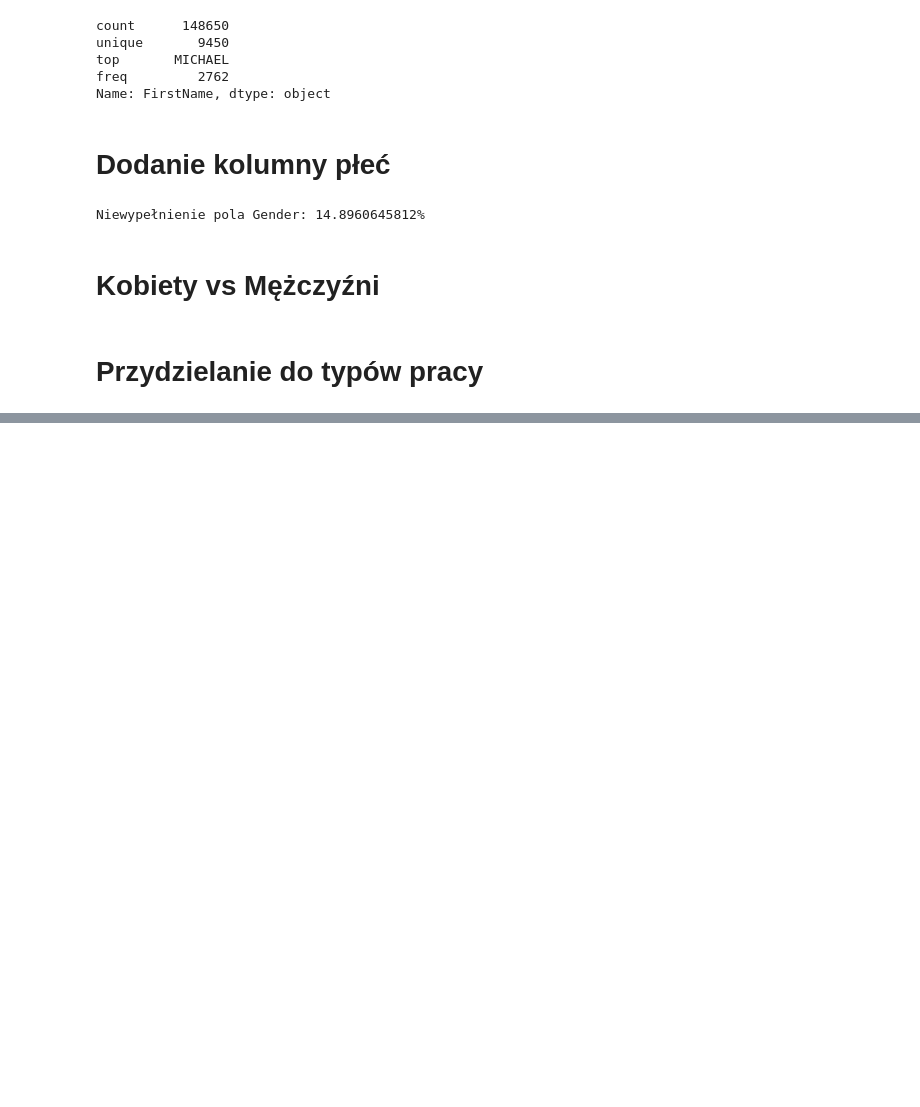
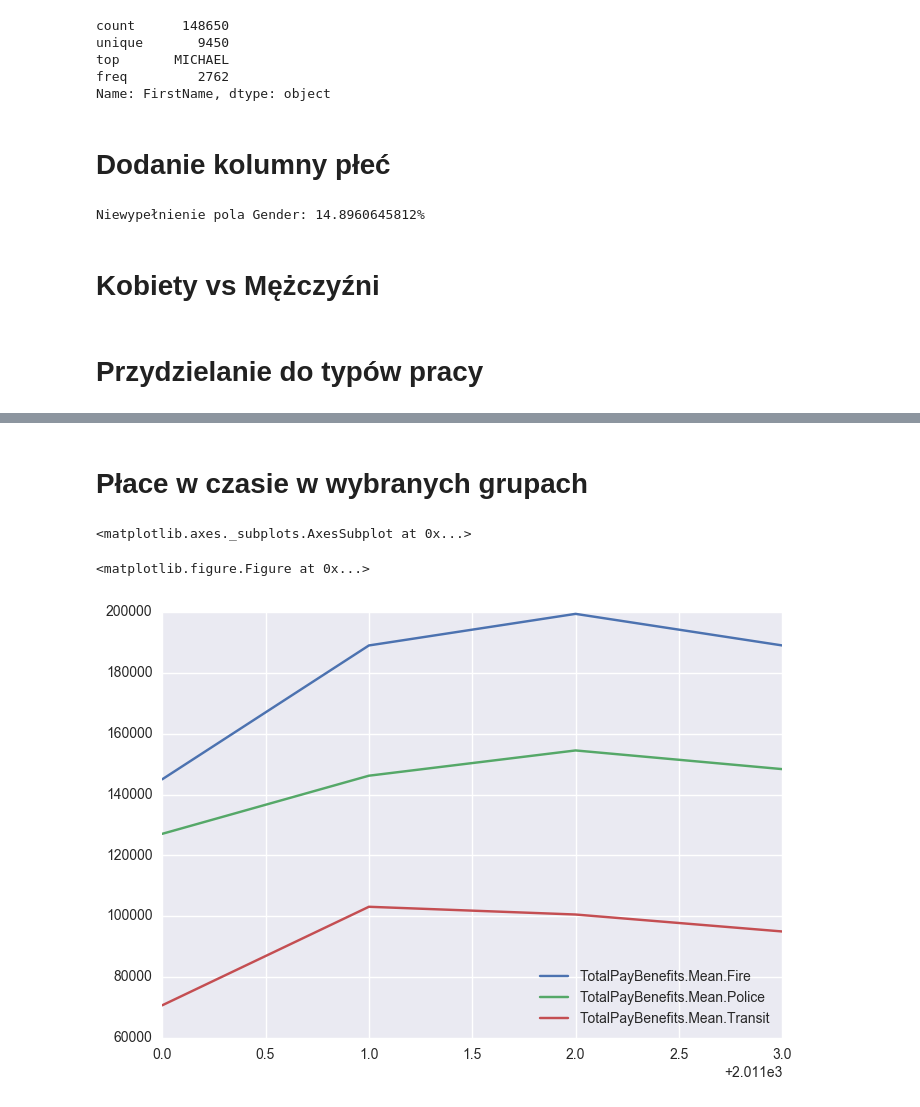
Before and after one commit to cocsackie/EKS, a Jupyter notebook: zespol38.ipynb, the cells around one changed output, grey strips where cells are left out. Saved outputs shown, nothing was run; the diff lists cells and outputs as text; code cells hidden in the pictures; blank space fills up the shorter version.

```diff
--- a/zespol38.ipynb
+++ b/zespol38.ipynb
@@ -416,0 +426,30 @@ def worddist(p1, p2):
+# %% [markdown]
+# Płace w czasie w wybranych grupach
+# %%
+
+def createChartData(data, names):
+    chartData = pd.DataFrame({
+        })
+
+    i = 0
+    for dataitem in data:
+        for year in range(2011,2015):
+            cd = pd.DataFrame({
+                'TotalPayBenefits.Mean.' + names[i] : [dataitem[dataitem.Year == year].TotalPayBenefits.mean()]
+            })
+            cd.index = [year]
+            chartData = chartData.append(cd)
+        i = i + 1
+
+    return chartData
+
+
+
+
+
+plt.figure()
+createChartData([transitdata, firedata, policedata], ['Transit', 'Fire', 'Police']).plot()
+# %% [output]
+<matplotlib.axes._subplots.AxesSubplot at 0x...>
+<matplotlib.figure.Figure at 0x...>
+[figure, added]
```
Also changed, not shown: parts of 11 cells of this notebook.
